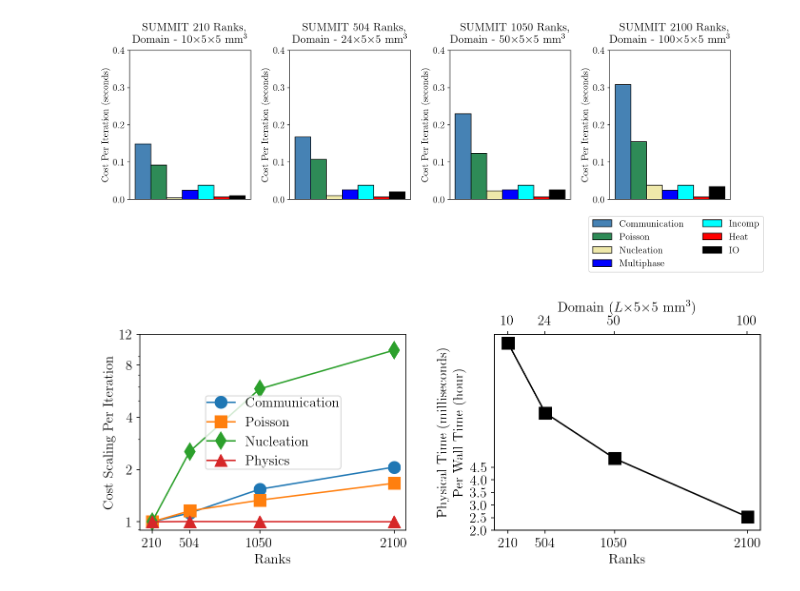
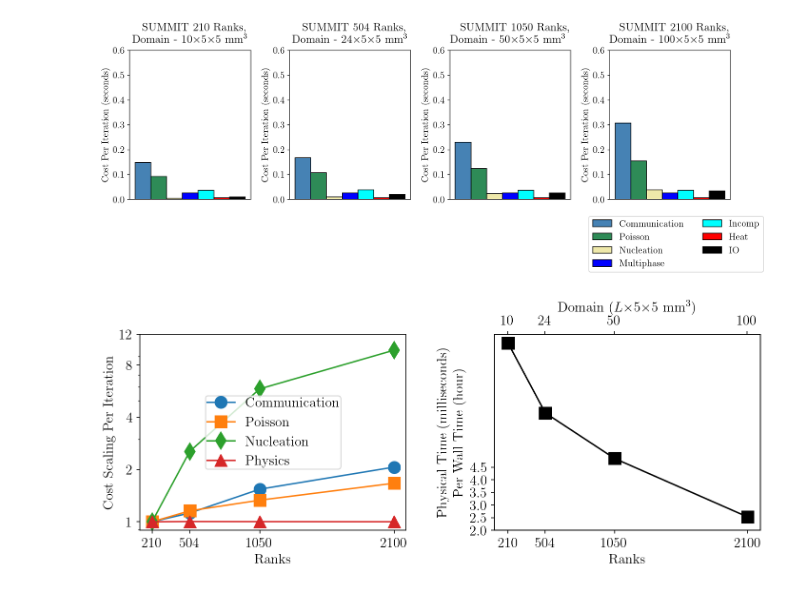
Before and after one commit to Lab-Notebooks/Flow-Boiling-Performance, a Jupyter notebook: analysis/performance/profile-oct-2023-gc-optimized.ipynb, the cells around one changed output. Cells and saved outputs as stored; diff of their text form; code cells hidden in the pictures.

```diff
--- a/analysis/performance/profile-oct-2023-gc-optimized.ipynb
+++ b/analysis/performance/profile-oct-2023-gc-optimized.ipynb
@@ -67,35 +67,35 @@ figure = pyplot.figure(figsize=(14,6), dpi=150)
 
 AxList = figure.subplots(1,4)
 Titles = [r"SUMMIT 210 Ranks,$\\$Domain - 10$\times$5$\times$5 mm$^3$",
           r"SUMMIT 504 Ranks,$\\$Domain - 24$\times$5$\times$5 mm$^3$",
           r"SUMMIT 1050 Ranks,$\\$Domain - 50$\times$5$\times$5 mm$^3$",
           r"SUMMIT 2100 Ranks,$\\$Domain - 100$\times$5$\times$5 mm$^3$"]
 
 for ax, log, title  in zip(AxList, [SummitNodes05, SummitNodes12, SummitNodes25, SummitNodes50], Titles):
 
     labels = ["Communication", "Poisson", "Nucleation", "Multiphase", "Incomp", "Heat", "IO"]
 
     bar = []
     color = iter(["steelblue", "seagreen", "palegoldenrod", "blue", "cyan", "red", "black"])
     x = 0.0
     for lb in labels:
         bar.append(ax.bar(x, (getattr(log,lb.lower())/log.iters),
                           color=next(color),
                           edgecolor="black", align='center', width=0.05))
 
         x = x+0.05
 
     ax.set_title(title,pad=30)
     ax.get_xaxis().set_visible(False)
     ax.set_ylabel(r"Cost Per Iteration (seconds)")
-    ax.set_yticks([0, 0.1, 0.2, 0.3, 0.4])
+    ax.set_yticks([0, 0.1, 0.2, 0.3, 0.4, 0.5, 0.6])
 
 ax.legend(bar,labels,ncol=2,loc="center",bbox_to_anchor=(0.55, -0.3))
 #pyplot.title("Weak Scaling for Flow Boiling Simulation")
 pyplot.tight_layout()
 #pyplot.savefig("/Users/Akash/Desktop/summit01.png")
 # %% [output]
-[figure, old version]
+[figure, new version]
 # %%
 def CostPerIteration(key):
     if key == "physics":
```
